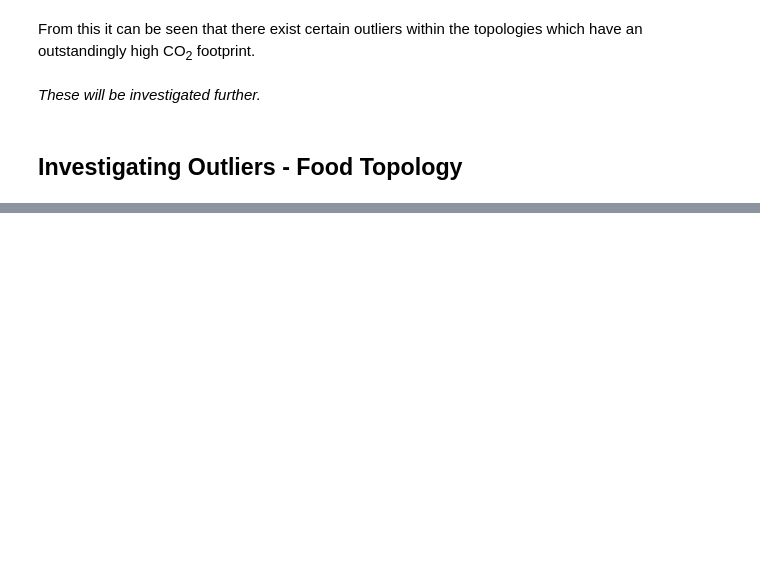
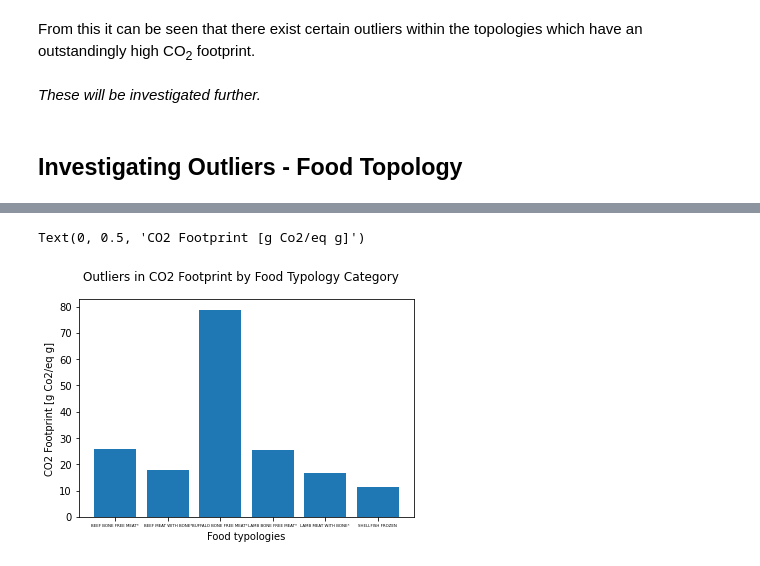
Before and after one commit to natskiu/Hack-her-thon-2022, a Jupyter notebook: eda.ipynb, the cells around one changed output, grey strips where cells are left out. Cells and saved outputs as stored; diff of their text form; code cells hidden in the pictures; blank space fills up the shorter version.

```diff
--- a/eda.ipynb
+++ b/eda.ipynb
@@ -107,0 +110,3 @@ From this it can be seen that there exist certain outliers within the topologies
+# %%
+typ_outliers = typology_means[typology_means.CO2_FP_typology > 10]
+print(typ_outliers)
@@ -107,0 +127,12 @@ From this it can be seen that there exist certain outliers within the topologies
+# %%
+# plot the outliers
+
+fig, ax = plt.subplots()
+ax.bar(typ_outliers.iloc[:,0], typ_outliers.iloc[:,1], width=0.8)
+fig.suptitle('Outliers in CO2 Footprint by Food Typology Category')
+plt.rc('xtick', labelsize=4)
+plt.xlabel('Food typologies')
+plt.ylabel('CO2 Footprint [g Co2/eq g]')
+# %% [output]
+Text(0, 0.5, 'CO2 Footprint [g Co2/eq g]')
+[figure, added]
```
Also changed, not shown: parts of 5 cells of this notebook.
